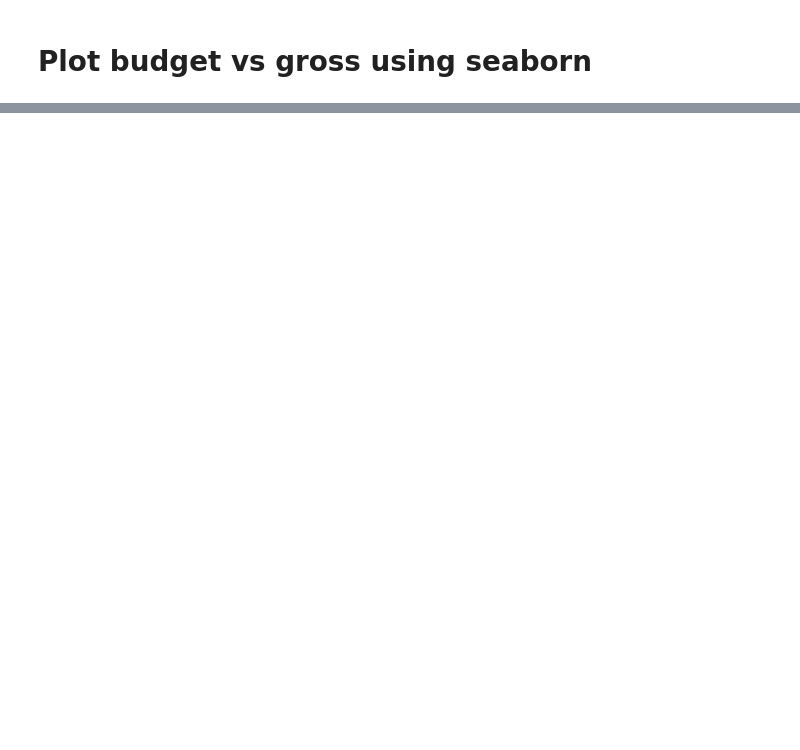
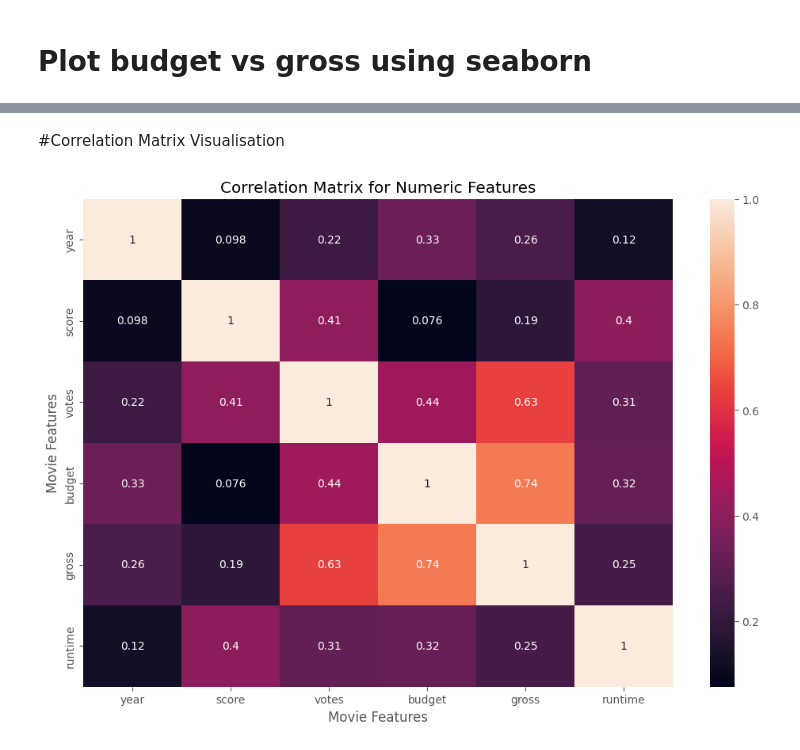
Before and after one commit to Mwaba27/My-first-project, a Jupyter notebook: Movie_Industry_correlation.ipynb, the cells around one changed output, grey strips where cells are left out. Cells and saved outputs as stored; diff of their text form; code cells hidden in the pictures; blank space fills up the shorter version.

```diff
--- a/Movie_Industry_correlation.ipynb
+++ b/Movie_Industry_correlation.ipynb
@@ -142,0 +152,5 @@ sns.regplot(x="budget", y="gross", data=df, scatter_kws={"color":"red"}, line_kw
+# %%
+numeric_df = df.select_dtypes(include=['number'])
+corr_matrix = numeric_df.corr(method='pearson')
+
+corr_matrix.head()
@@ -142,0 +164,11 @@ sns.regplot(x="budget", y="gross", data=df, scatter_kws={"color":"red"}, line_kw
+# %% [markdown]
+#Correlation Matrix Visualisation
+# %%
+corr_matrix = numeric_df.corr(method='pearson')
+sns.heatmap(corr_matrix, annot=True)
+plt.title("Correlation Matrix for Numeric Features")
+plt.xlabel("Movie Features")
+plt.ylabel("Movie Features")
+plt.show()
+# %% [output]
+[figure, added]
```
Also changed, not shown: parts of 8 cells of this notebook.
